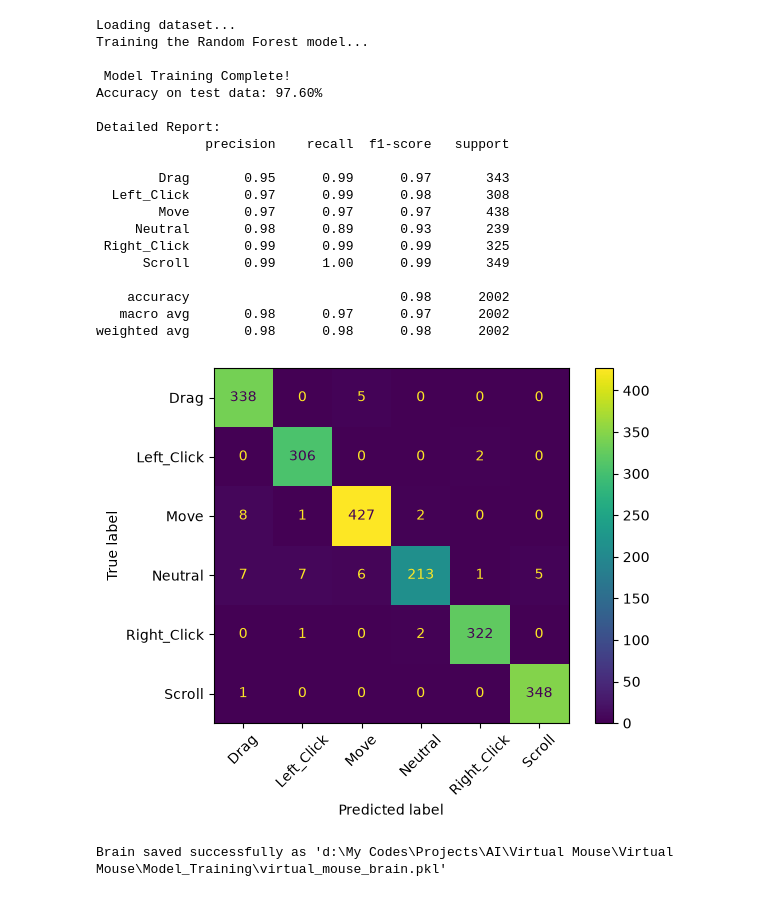
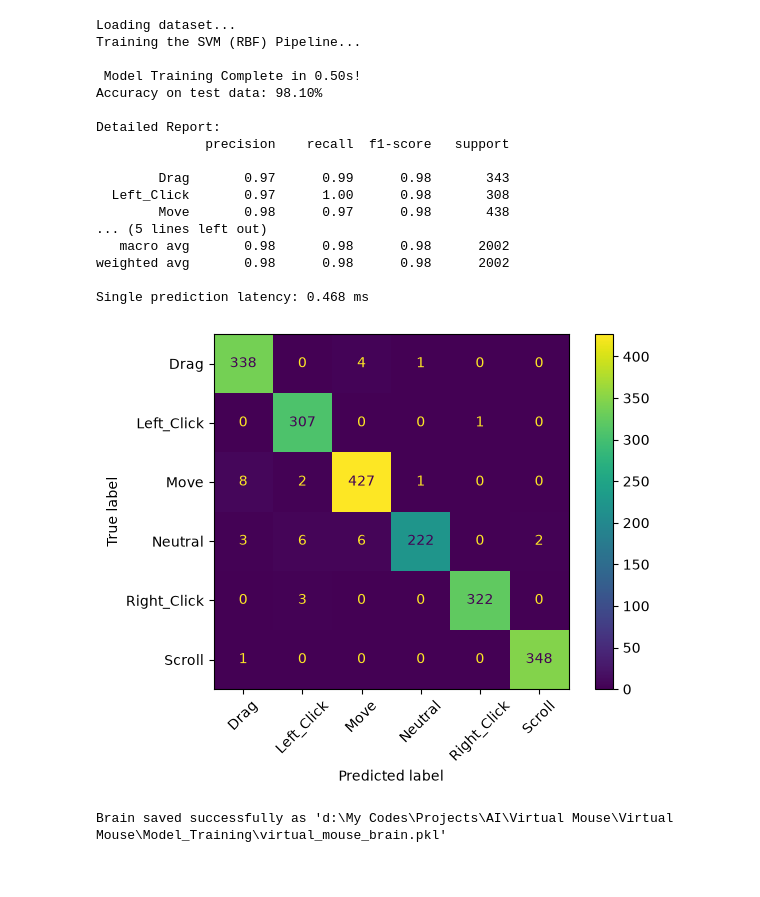
Before and after one commit to HAITHM-ALAKHALI/virtual_mouse, a Jupyter notebook: Model_Training/Train_Model.ipynb, the cells around one changed output. Drawn from its saved outputs; the diff is of its cells as text; code cells hidden in the pictures.

```diff
--- a/Model_Training/Train_Model.ipynb
+++ b/Model_Training/Train_Model.ipynb
@@ -1,14 +1,22 @@
 # %%
+import os
+import sys
+import time
+import pickle
 import pandas as pd
-from sklearn.model_selection import train_test_split
-from sklearn.ensemble import RandomForestClassifier
-from sklearn.metrics import accuracy_score, classification_report,confusion_matrix,ConfusionMatrixDisplay
-import pickle
+import numpy as np
 import matplotlib.pyplot as plt
 
-import sys
-import os
-
+from sklearn.model_selection import train_test_split
+from sklearn.pipeline import Pipeline
+from sklearn.preprocessing import StandardScaler
+from sklearn.svm import SVC
+from sklearn.metrics import (
+    accuracy_score,
+    classification_report,
+    confusion_matrix,
+    ConfusionMatrixDisplay,
+)
 
 current_dir = os.getcwd()
 sys.path.append(os.path.abspath(os.path.join(current_dir, "../..")))
@@ -22,60 +30,74 @@ csv_path = os.path.abspath(
 print("Loading dataset...")
 df = pd.read_csv(csv_path)
 
-X = df.drop("gesture_label", axis=1) # axis=1 column
-y = df["gesture_label"]
+X = df.drop("gesture_label", axis=1).values
+y = df["gesture_label"].values
 
 X_train, X_test, y_train, y_test = train_test_split(
-    X, y, test_size=0.2, random_state=42 , stratify=y # تقسيم طبقي
+    X, y, test_size=0.2, random_state=42, stratify=y # طبقي
 )
 
-print("Training the Random Forest model...")
-model = RandomForestClassifier(n_estimators=100, random_state=42)
+print("Training the SVM (RBF) Pipeline...")
+model = Pipeline([
+    ("scaler", StandardScaler()),
+    ("svc", SVC(kernel="rbf", C=10.0, random_state=42))
+])
+
+train_start = time.perf_counter() # time
 model.fit(X_train, y_train)
+train_time = time.perf_counter() - train_start
 
 y_pred = model.predict(X_test)
 accuracy = accuracy_score(y_test, y_pred)
 
-print(f"\n Model Training Complete!")
+print(f"\n Model Training Complete in {train_time:.2f}s!")
 print(f"Accuracy on test data: {accuracy * 100:.2f}%\n")
 print("Detailed Report:")
 print(classification_report(y_test, y_pred))
+
+single_sample = X_test[0:1]
+_ = model.predict(single_sample)
+
+lat_start = time.perf_counter()
+for _ in range(100):
+    _ = model.predict(single_sample)
+avg_latency_ms = ((time.perf_counter() - lat_start) / 100) * 1000
+
+print(f"Single prediction latency: {avg_latency_ms:.3f} ms")
+
 cm = confusion_matrix(y_test, y_pred)
-
 disp = ConfusionMatrixDisplay(
     confusion_matrix=cm,
     display_labels=model.classes_
 )
 
-disp.plot()
+disp.plot(cmap="viridis")
 plt.xticks(rotation=45)
 plt.tight_layout()
 plt.show()
 
 model_filename = os.path.join(current_dir, "virtual_mouse_brain.pkl")
 with open(model_filename, "wb") as f:
     pickle.dump(model, f)
 
 print(f"Brain saved successfully as '{model_filename}'")
 # %% [output]
 Loading dataset...
-Training the Random Forest model...
+Training the SVM (RBF) Pipeline...
 
- Model Training Complete!
-Accuracy on test data: 97.60%
+ Model Training Complete in 0.50s!
+Accuracy on test data: 98.10%
 
 Detailed Report:
               precision    recall  f1-score   support
 
-        Drag       0.95      0.99      0.97       343
-  Left_Click       0.97      0.99      0.98       308
-        Move       0.97      0.97      0.97       438
-     Neutral       0.98      0.89      0.93       239
- Right_Click       0.99      0.99      0.99       325
-      Scroll       0.99      1.00      0.99       349
+        Drag       0.97      0.99      0.98       343
+  Left_Click       0.97      1.00      0.98       308
+        Move       0.98      0.97      0.98       438
+... (5 lines left out)
+   macro avg       0.98      0.98      0.98      2002
+weighted avg       0.98      0.98      0.98      2002
 
-    accuracy                           0.98      2002
-   macro avg       0.98      0.97      0.97      2002
-weighted avg       0.98      0.98      0.98      2002
+Single prediction latency: 0.468 ms
-[figure, old version]
+[figure, new version]
 Brain saved successfully as 'd:\My Codes\Projects\AI\Virtual Mouse\Virtual Mouse\Model_Training\virtual_mouse_brain.pkl'
```
Also changed, not shown: parts of 2 cells of this notebook, 6 other files.
